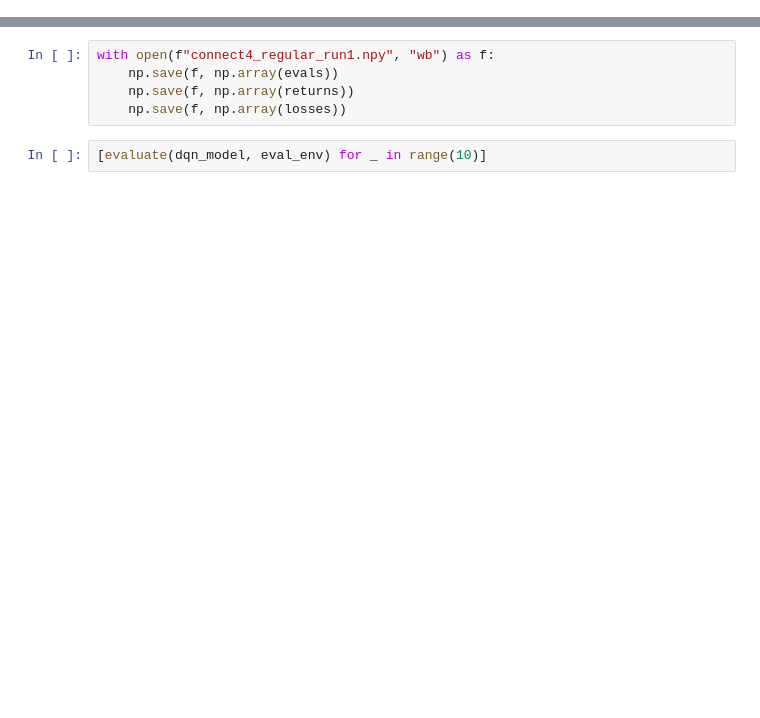
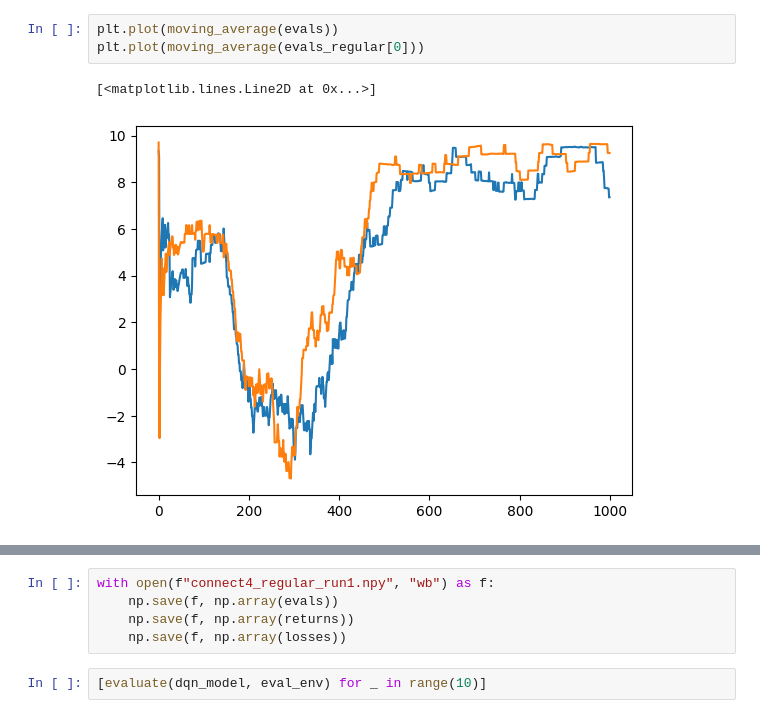
Before and after one commit to rachel-lim/cs5180, a Jupyter notebook: final_project/main_connectFour.ipynb, the cells around one changed output, grey strips where cells are left out. Saved outputs shown, nothing was run; the diff lists cells and outputs as text; blank space fills up the shorter version.

```diff
--- a/final_project/main_connectFour.ipynb
+++ b/final_project/main_connectFour.ipynb
@@ -203,0 +177,6 @@ saved_models['100_0'] = copy.deepcopy(dqn_model)
+# %%
+plt.plot(moving_average(evals))
+plt.plot(moving_average(evals_regular[0]))
+# %% [output]
+[<matplotlib.lines.Line2D at 0x...>]
+[figure, added]
```
Also changed, not shown: parts of 26 cells of this notebook, 24 other files.
